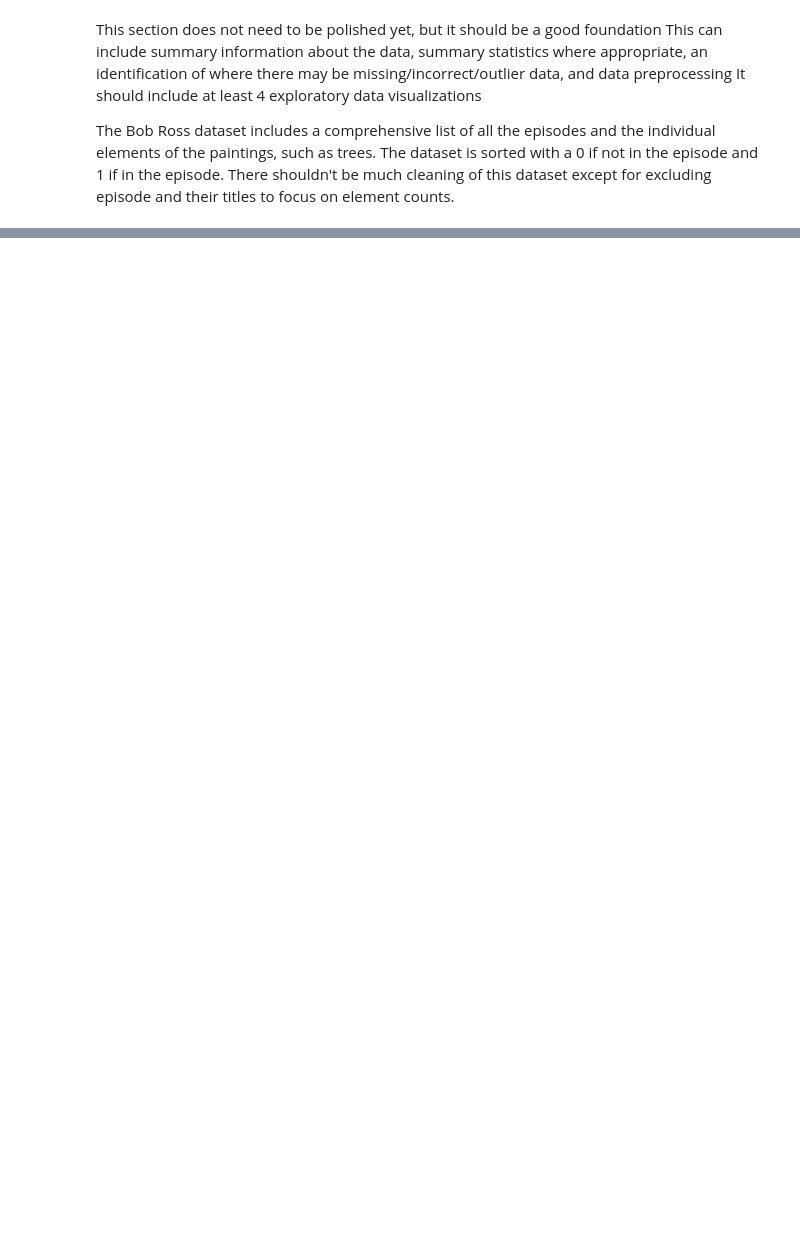
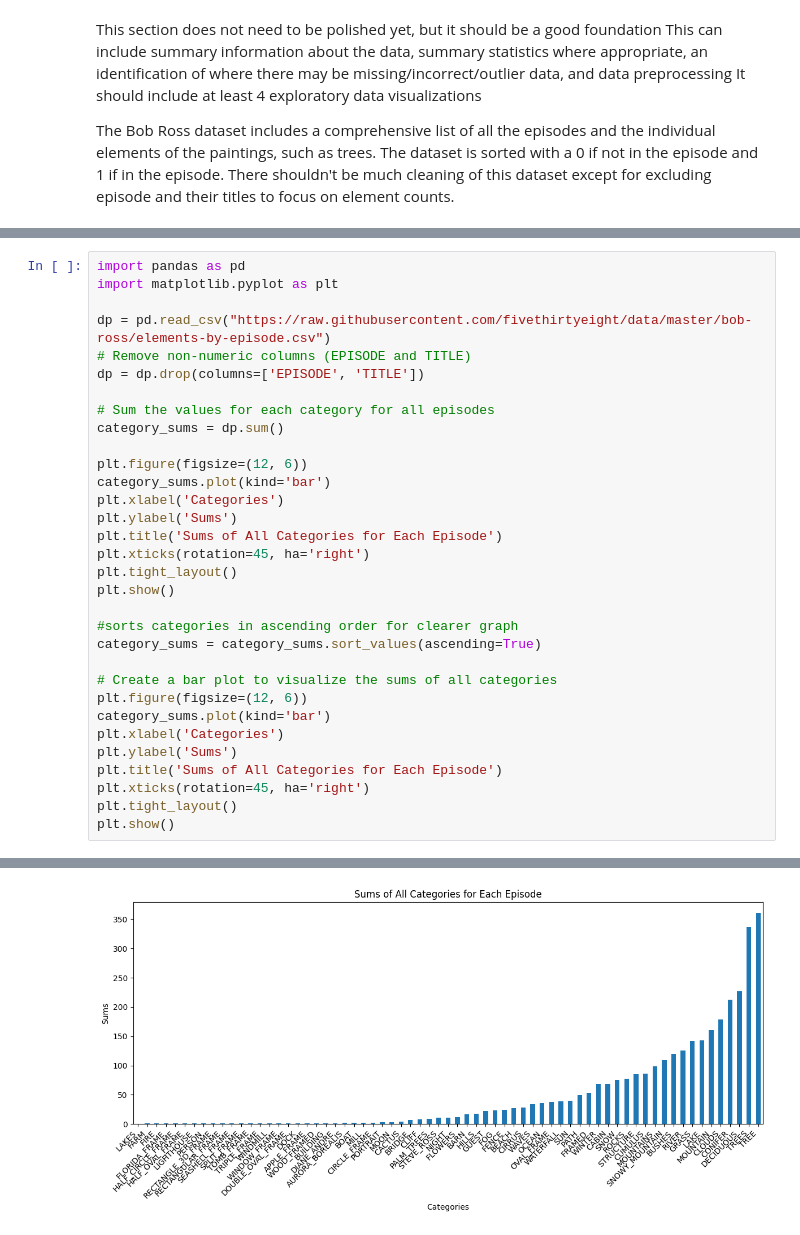
Before and after one commit to lololee88/dh140final, a Jupyter notebook: Final_Project.ipynb, the cells around one changed output, grey strips where cells are left out. Saved outputs shown, nothing was run; the diff lists cells and outputs as text; blank space fills up the shorter version.

```diff
--- a/Final_Project.ipynb
+++ b/Final_Project.ipynb
@@ -38,0 +27,33 @@ plt.show()
+# %%
+import pandas as pd
+import matplotlib.pyplot as plt
+
+dp = pd.read_csv("https://raw.githubusercontent.com/fivethirtyeight/data/master/bob-ross/elements-by-episode.csv")
+# Remove non-numeric columns (EPISODE and TITLE)
+dp = dp.drop(columns=['EPISODE', 'TITLE'])
+
+# Sum the values for each category for all episodes
+category_sums = dp.sum()
+
+plt.figure(figsize=(12, 6))
+category_sums.plot(kind='bar')
+plt.xlabel('Categories')
+plt.ylabel('Sums')
+plt.title('Sums of All Categories for Each Episode')
+plt.xticks(rotation=45, ha='right')
+plt.tight_layout()
+plt.show()
+
+#sorts categories in ascending order for clearer graph
+category_sums = category_sums.sort_values(ascending=True)
+
+# Create a bar plot to visualize the sums of all categories
+plt.figure(figsize=(12, 6))
+category_sums.plot(kind='bar')
+plt.xlabel('Categories')
+plt.ylabel('Sums')
+plt.title('Sums of All Categories for Each Episode')
+plt.xticks(rotation=45, ha='right')
+plt.tight_layout()
+plt.show()
+# %% [output]
@@ -38,0 +61 @@ plt.show()
+[figure, added]
```
Also changed, not shown: parts of 16 cells of this notebook, 2 other files.
